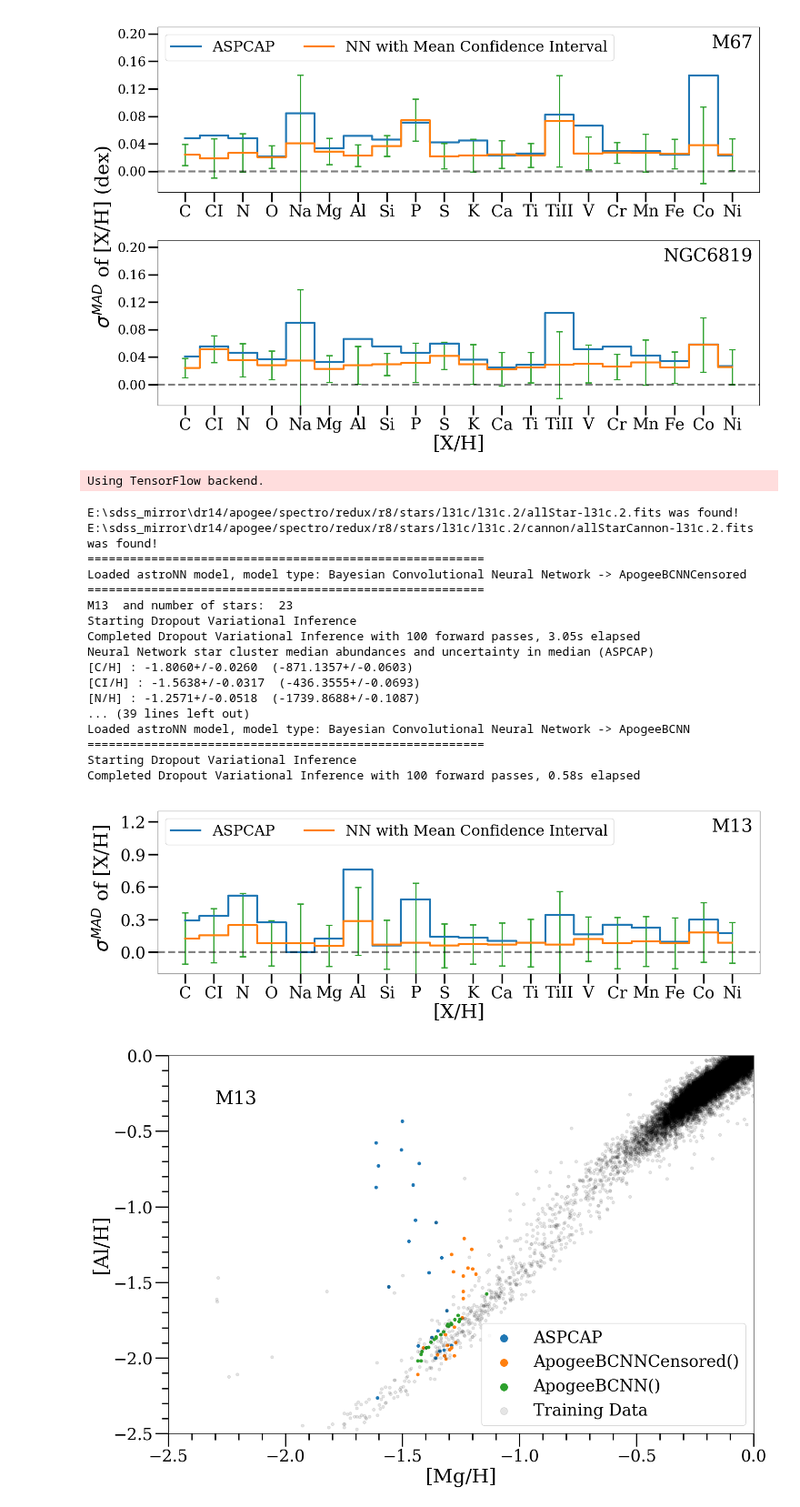
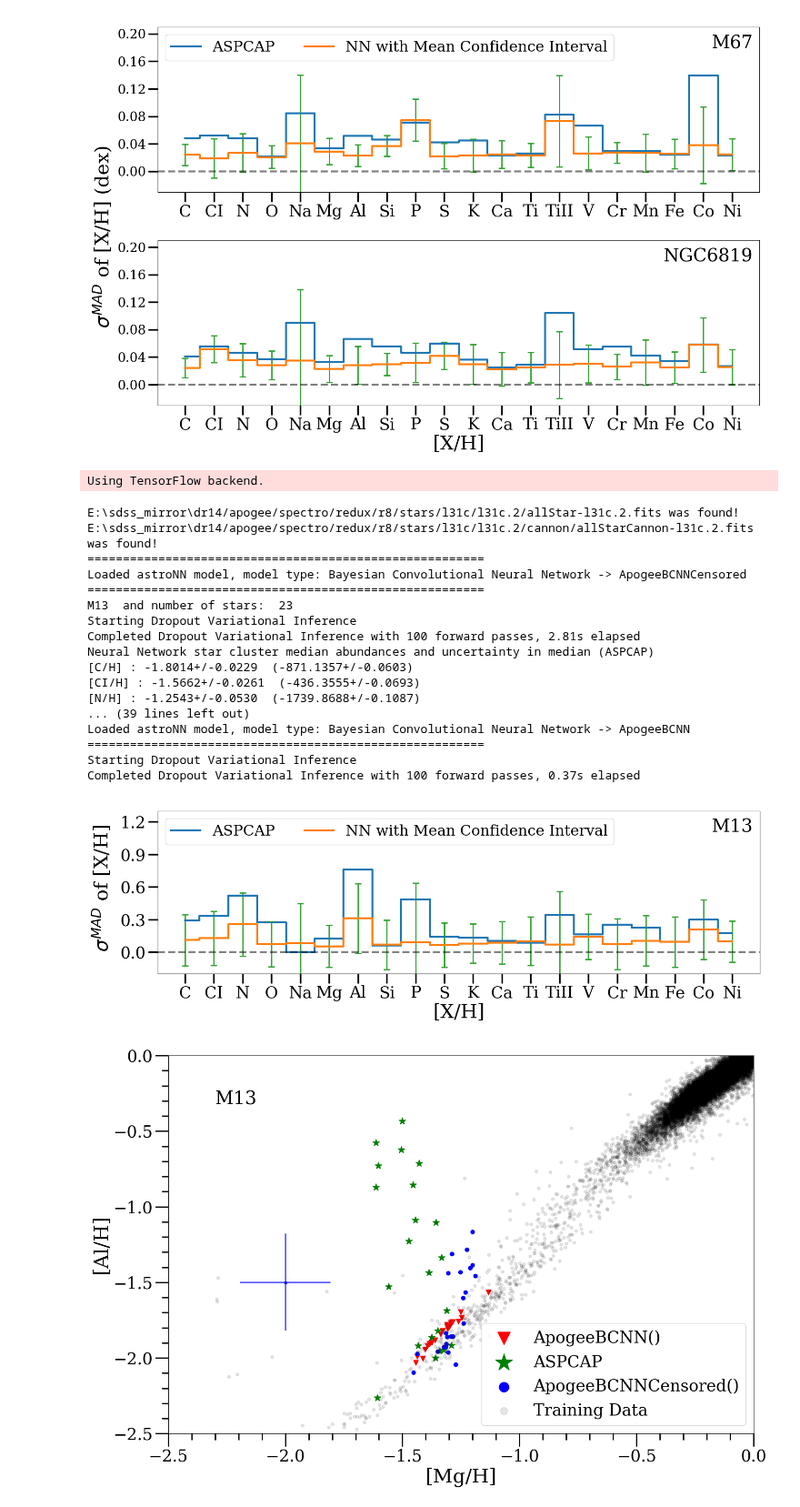
Before and after one commit to henrysky/astroNN_spectra_paper_figures, a Jupyter notebook: Open_Globular_Cluster_Benchmark.ipynb, the cells around one changed output. Shown at 91% size. Saved outputs shown, nothing was run; the diff lists cells and outputs as text; code cells hidden in the pictures.

Commit message:
update M13 plot

```diff
--- a/Open_Globular_Cluster_Benchmark.ipynb
+++ b/Open_Globular_Cluster_Benchmark.ipynb
@@ -274,6 +274,7 @@ for name in uni_names:
         # continuum normalization of spectra
         _spec, _spec_err = apstar_normalization(_spec, _spec_err, _spec_mask)
         spec[counter] = _spec
+        apstar_file.close()
 
     print(name, ' and number of stars: ', indices.shape[0])
 
@@ -340,7 +341,7 @@ ax.tick_params(labelsize=25, width=2.5, length=15, which='major')
 ax.yaxis.set_major_locator(MultipleLocator(0.3))
 ax.axhline(0.00, ls='--', c='k', lw=3., alpha=0.5)
 
-f.text(0.02, 0.60, '$\sigma^{MAD}$' +  ' of [X/H]', ha='center',
+f.text(0.02, 0.60, r'$\sigma^{MAD}$' +  ' of [X/H]', ha='center',
        va='center', fontdict={'fontsize':30}, rotation='vertical')
 f.tight_layout()
 f.subplots_adjust(left=0.1)
@@ -348,40 +349,41 @@ f.savefig('m13.pdf')
 
 
 f, ax = plt.subplots(1, figsize=(15,10), dpi=100)
 ax.annotate("M13", xy=(0.08,0.87),xycoords='axes fraction', fontsize=28)
-ax.scatter(aspcap_result[:, 5], aspcap_result[:, 6], rasterized=True, label='ASPCAP', s=20.)
-ax.scatter(pred[:,7], pred[:,8], rasterized=True, label='ApogeeBCNNCensored()', s=20.)
-ax.scatter(pred_full[:,7], pred_full[:,8], rasterized=True, label='ApogeeBCNN()', s=20.)
+ax.scatter(pred_full[:,7], pred_full[:,8], rasterized=True, label='ApogeeBCNN()', s=60., marker='v', color='red')
+ax.scatter(aspcap_result[:, 5], aspcap_result[:, 6], rasterized=True, label='ASPCAP', s=120., marker='*', color='green')
+ax.scatter(pred[:,7], pred[:,8], rasterized=True, label='ApogeeBCNNCensored()', color='blue')
 ax.scatter(y[:,0], y[:,1], rasterized=True, label='Training Data', s=20., c='k', alpha=0.1)
 # ax.scatter(cannon_result_mg, cannon_result_al, marker='v', alpha=0.8, label='Cannon DR14')
 ax.tick_params(labelsize=25, width=2, length=20, which='major')
 ax.tick_params(width=2, length=10, which='minor')
 ax.minorticks_on()
 ax.set_xlim((-2.5,-0.0))
 ax.set_ylim((-2.5,-0.0))
 ax.legend(loc='lower right', fontsize=25, markerscale=2.5)
 ax.set_xlabel("[Mg/H]", fontsize=30)
 ax.set_ylabel("[Al/H]", fontsize=30)
+ax.errorbar(-2., -1.5, xerr=np.mean(pred_err['total'][:,7]), yerr=np.mean(pred_err['total'][:,8]), rasterized=True, marker='*', color='blue')
 f.tight_layout()
 f.savefig('m13_al_mg.pdf')
 # %% [output]
 Using TensorFlow backend.
 E:\sdss_mirror\dr14/apogee/spectro/redux/r8/stars/l31c/l31c.2/allStar-l31c.2.fits was found!
 E:\sdss_mirror\dr14/apogee/spectro/redux/r8/stars/l31c/l31c.2/cannon/allStarCannon-l31c.2.fits was found!
 ========================================================
 Loaded astroNN model, model type: Bayesian Convolutional Neural Network -> ApogeeBCNNCensored
 ========================================================
 M13  and number of stars:  23
 Starting Dropout Variational Inference
-Completed Dropout Variational Inference with 100 forward passes, 3.05s elapsed
+Completed Dropout Variational Inference with 100 forward passes, 2.81s elapsed
 Neural Network star cluster median abundances and uncertainty in median (ASPCAP)
-[C/H] : -1.8060+/-0.0260  (-871.1357+/-0.0603)
-[CI/H] : -1.5638+/-0.0317  (-436.3555+/-0.0693)
-[N/H] : -1.2571+/-0.0518  (-1739.8688+/-0.1087)
+[C/H] : -1.8014+/-0.0229  (-871.1357+/-0.0603)
+[CI/H] : -1.5662+/-0.0261  (-436.3555+/-0.0693)
+[N/H] : -1.2543+/-0.0530  (-1739.8688+/-0.1087)
 ... (39 lines left out)
 Loaded astroNN model, model type: Bayesian Convolutional Neural Network -> ApogeeBCNN
 ========================================================
 Starting Dropout Variational Inference
-Completed Dropout Variational Inference with 100 forward passes, 0.58s elapsed
+Completed Dropout Variational Inference with 100 forward passes, 0.37s elapsed
-[figure, old version]
+[figure, new version]
-[figure, old version]
+[figure, new version]
```
